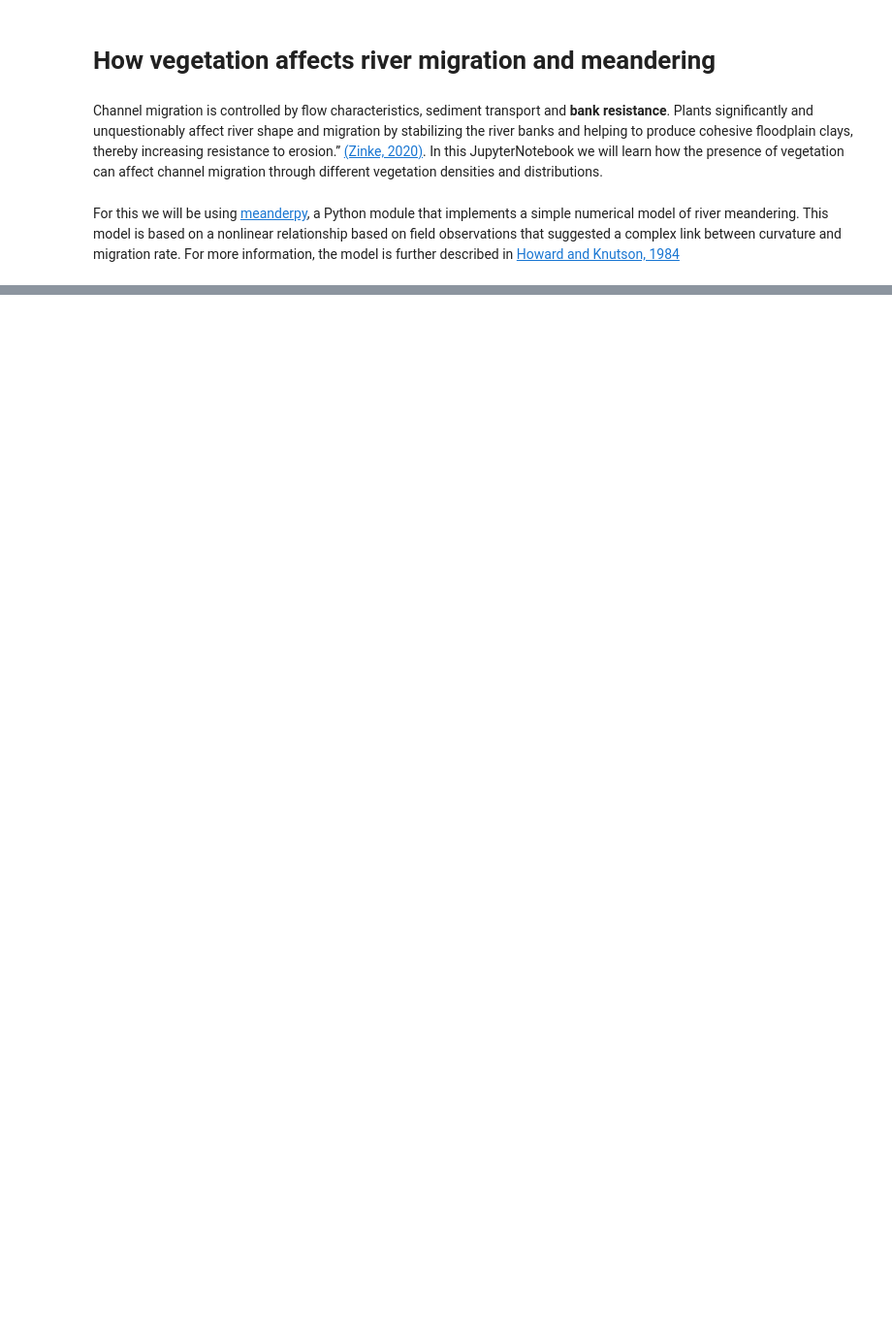
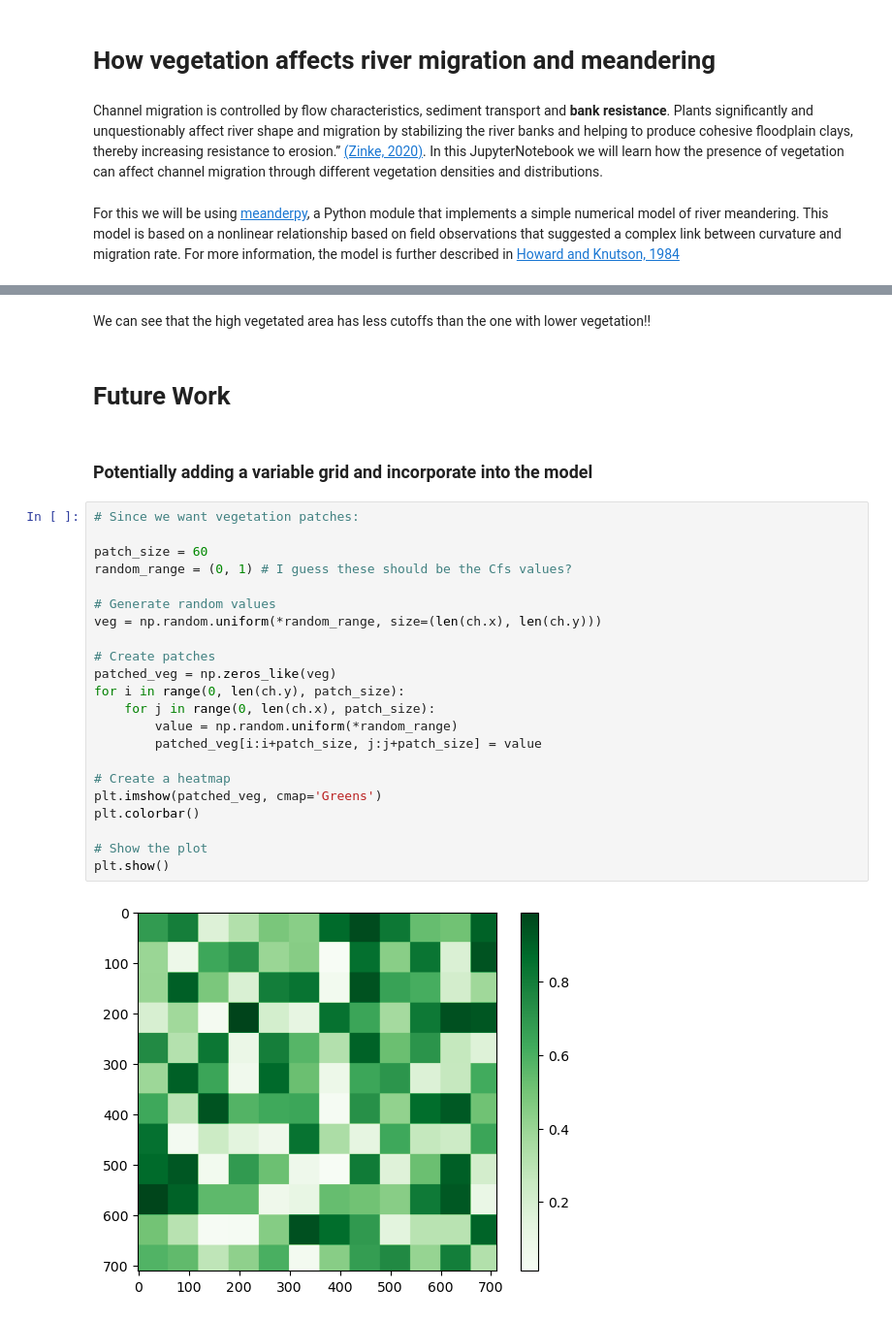
Before and after one commit to csdms-espin/migrators, a Jupyter notebook: migrators_ESPIn2023_final.ipynb, the cells around one changed output, grey strips where cells are left out. Shown at 97% size. Saved outputs shown, nothing was run; the diff lists cells and outputs as text; blank space fills up the shorter version.

```diff
--- a/migrators_ESPIn2023_final.ipynb
+++ b/migrators_ESPIn2023_final.ipynb
@@ -8,0 +165,30 @@ For this we will be using [meanderpy](https://github.com/zsylvester/meanderpy),
+# %% [markdown]
+We can see that the high vegetated area has less cutoffs than the one with lower vegetation!!
+# %% [markdown]
+# Future Work
+# %% [markdown]
+### Potentially adding a variable grid and incorporate into the model
+# %%
+# Since we want vegetation patches:
+
+patch_size = 60
+random_range = (0, 1) # I guess these should be the Cfs values?
+
+# Generate random values
+veg = np.random.uniform(*random_range, size=(len(ch.x), len(ch.y)))
+
+# Create patches
+patched_veg = np.zeros_like(veg)
+for i in range(0, len(ch.y), patch_size):
+    for j in range(0, len(ch.x), patch_size):
+        value = np.random.uniform(*random_range)
+        patched_veg[i:i+patch_size, j:j+patch_size] = value
+
+# Create a heatmap
+plt.imshow(patched_veg, cmap='Greens')
+plt.colorbar()
+
+# Show the plot
+plt.show()
+# %% [output]
+[figure, added]
```
Also changed, not shown: parts of 39 cells of this notebook, 2 other files.
